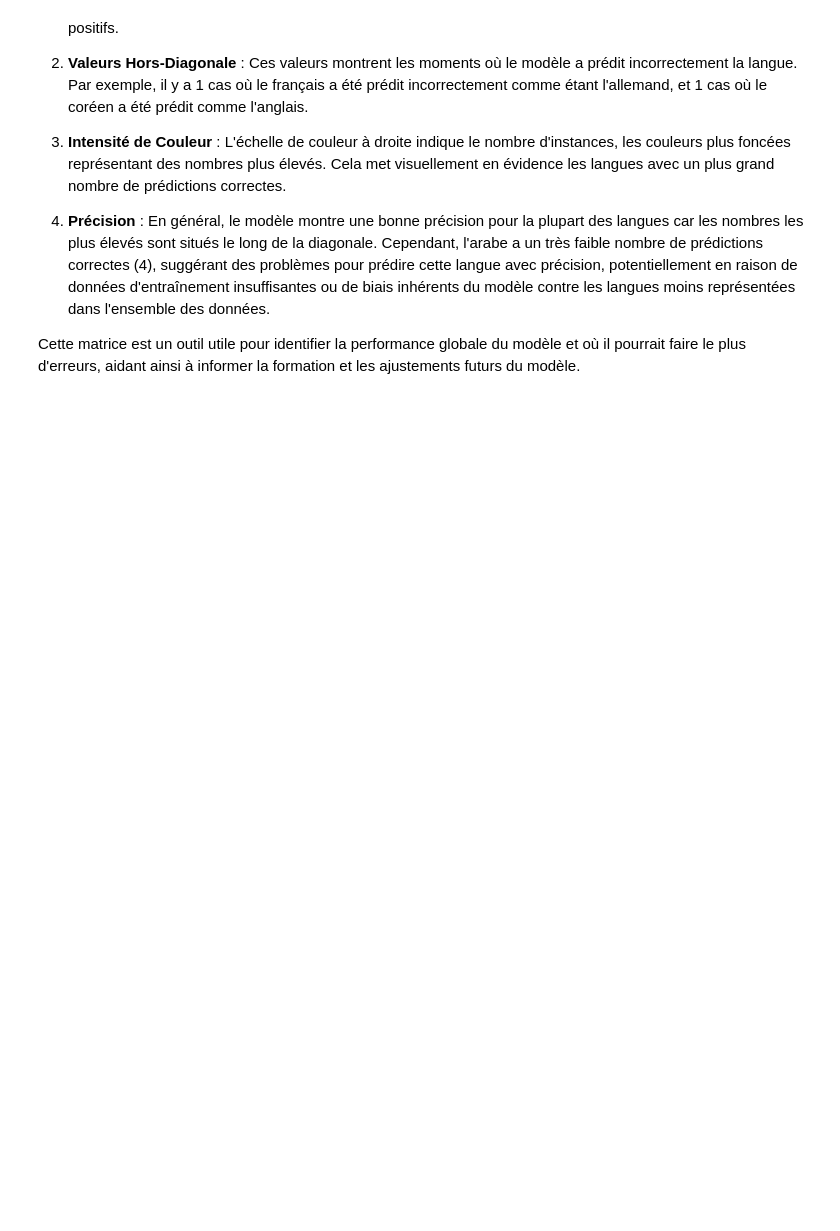
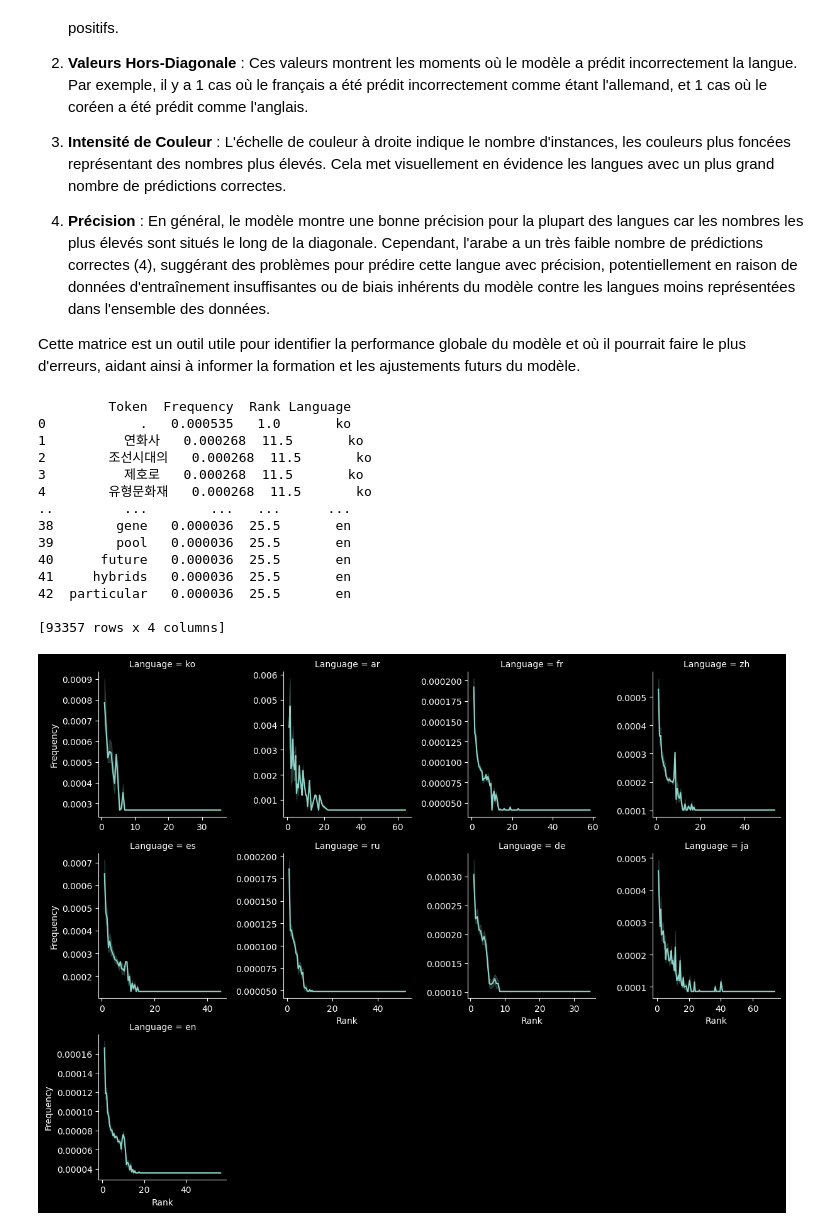
Before and after one commit to PetX33/OutilsTraitementCorpus, a Jupyter notebook: scripts/mesures/mesures.ipynb, the cells around one changed output. Cells and saved outputs as stored; diff of their text form; code cells hidden in the pictures; blank space fills up the shorter version.

```diff
--- a/scripts/mesures/mesures.ipynb
+++ b/scripts/mesures/mesures.ipynb
@@ -391,3 +404,69 @@ Chaque ligne de la matrice représente les instances dans une classe réelle, ta
 4. **Précision** : En général, le modèle montre une bonne précision pour la plupart des langues car les nombres les plus élevés sont situés le long de la diagonale. Cependant, l'arabe a un très faible nombre de prédictions correctes (4), suggérant des problèmes pour prédire cette langue avec précision, potentiellement en raison de données d'entraînement insuffisantes ou de biais inhérents du modèle contre les langues moins représentées dans l'ensemble des données.
 
 Cette matrice est un outil utile pour identifier la performance globale du modèle et où il pourrait faire le plus d'erreurs, aidant ainsi à informer la formation et les ajustements futurs du modèle.
+# %%
+def loi_zipf_par_lang(data: pd.DataFrame) -> pd.DataFrame:
+    """
+    Calcule la loi de Zipf pour chaque langue.
+
+    Parameters:
+    data (pd.DataFrame): les données
+
+    Returns:
+    pd.DataFrame: un DataFrame contenant les résultats.
+    """
+    results = defaultdict(list)
+
+    for text, lang in zip(data['Text'], data['Label']):
+        lang = langid.classify(text)[0] if lang == 'unknown' else lang
+        tokens = tokenize(text, lang)
+        freq = pd.Series(tokens).value_counts()
+        freq = freq.reset_index()
+        freq.columns = ['Token', 'Frequency']
+        freq['Rank'] = freq['Frequency'].rank(ascending=False)
+        freq['Language'] = lang
+        results[lang].append(freq)
+
+    dfs = []
+    for lang, lang_freqs in results.items():
+        lang_freqs_df = pd.concat(lang_freqs)
+        lang_freqs_df['Frequency'] = lang_freqs_df['Frequency'] / lang_freqs_df['Frequency'].sum()
+        dfs.append(lang_freqs_df)
+    return pd.concat(dfs)
+
+zipf_results = loi_zipf_par_lang(data)
+print(zipf_results)
+
+def plot_zipf(data: pd.DataFrame) -> plt.Figure:
+    """
+    Crée un graphique de la loi de Zipf pour chaque langue.
+
+    Parameters:
+    data (pd.DataFrame): les données
+
+    Returns:
+    plt.Figure: l'objet Figure contenant le graphique
+    """
+    g = sns.FacetGrid(data, col='Language', col_wrap=4, sharex=False, sharey=False)
+    g.map(sns.lineplot, 'Rank', 'Frequency')
+
+    return g.fig
+
+zipf = plot_zipf(zipf_results)
+zipf.savefig('../../resultats/zipf.png')
+# %% [output]
+         Token  Frequency  Rank Language
+0            .   0.000535   1.0       ko
+1          연화사   0.000268  11.5       ko
+2        조선시대의   0.000268  11.5       ko
+3          제호로   0.000268  11.5       ko
+4        유형문화재   0.000268  11.5       ko
+..         ...        ...   ...      ...
+38        gene   0.000036  25.5       en
+39        pool   0.000036  25.5       en
+40      future   0.000036  25.5       en
+41     hybrids   0.000036  25.5       en
+42  particular   0.000036  25.5       en
+
+[93357 rows x 4 columns]
+[figure, added]
```
Also changed, not shown: parts of 10 cells of this notebook.
